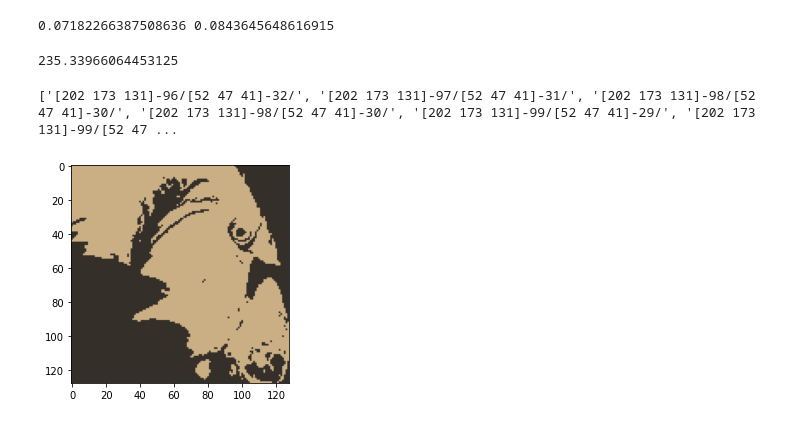
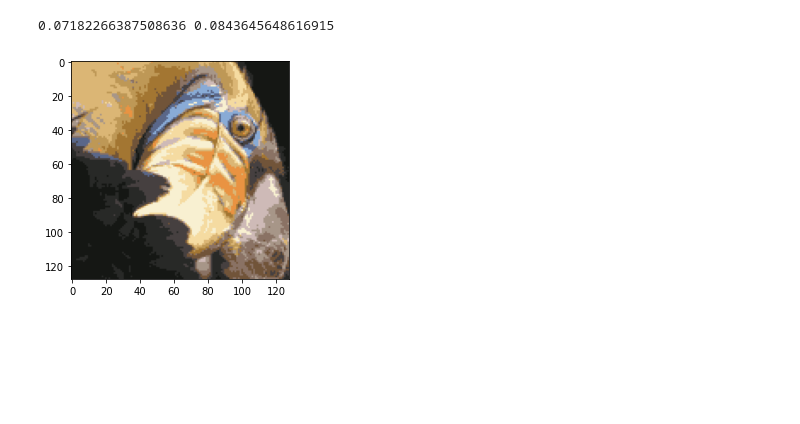
Before and after one commit to ValentinSre/TP, a Jupyter notebook: TCI/[TCI] TP.ipynb, the cells around one changed output. Saved outputs shown, nothing was run; the diff lists cells and outputs as text; code cells hidden in the pictures; blank space fills up the shorter version.

```diff
--- a/TCI/[TCI] TP.ipynb
+++ b/TCI/[TCI] TP.ipynb
@@ -168,31 +170,25 @@ def matriceTransition2(picture):
 # %%
 import numpy as np
 import matplotlib.pyplot as plt
 import cv2
 
+#Question 2 et 3
 def kMeansAlgo(k):
     image = cv2.imread('ex9Data/bird_small.tiff')
     image = cv2.cvtColor(image, cv2.COLOR_BGR2RGB)
     criteria = (cv2.TERM_CRITERIA_EPS + cv2.TERM_CRITERIA_MAX_ITER, 100, 0.85)
     pixel_vals = image.reshape((-1,3))
     pixel_vals = np.float32(pixel_vals)
     retval, labels, centers = cv2.kmeans(pixel_vals, k, None, criteria, 10, cv2.KMEANS_RANDOM_CENTERS)
     centers = np.uint8(centers)
     segmented_data = centers[labels.flatten()]
     segmented_image = segmented_data.reshape((image.shape))
     return (image, segmented_image)
 
 def dessinerImg(img):
     plt.imshow(img)
 
-def D(k):
-    (img, imgseg) = kMeansAlgo(k)
-    squared_diff = (img - imgseg) ** 2
-    summed = np.sum(squared_diff)
-    num_pix = img.shape[0] * img.shape[1] #img1 and 2 should have same shape
-    err = summed / num_pix
-    return err
-
-D(8)
+(img1, img2) = kMeansAlgo(15)
+dessinerImg(img2)
 # %% [output]
-235.33966064453125
+[figure, added]
@@ -205,33 +236,3 @@ def courbeDR():
         Ly.append(D(k))
     plt.plot(Lx, Ly)
     plt.show()
-# %%
-def codingRateRLE(k):
-    (img, imgseg) = kMeansAlgo(k)
-    imgData = imgseg
-    res = []
-    for i in range(len(imgData)):
-        colorActual = imgData[0][0]
-        string_row = ""
-        nombrePixel = 0
-        for j in range(len(imgData[0])):
-            if (imgData[i][j] == colorActual).all() :
-                nombrePixel += 1
-            else :
-                if nombrePixel != 0 :
-                    string = str(colorActual) + "-" + str(nombrePixel) + "/"
-                    string_row += string
-                nombrePixel = 1
-                colorActual = imgData[i][j]
-        string = str(colorActual) + "-" + str(nombrePixel) + "/"
-        string_row += string
-        res.append(string_row)
-        nombrePixel = 0
-    return res
-
-(img, img2)=kMeansAlgo(2)
-print(codingRateRLE(2))
-dessinerImg(img2)
-# %% [output]
-['[202 173 131]-96/[52 47 41]-32/', '[202 173 131]-97/[52 47 41]-31/', '[202 173 131]-98/[52 47 41]-30/', '[202 173 131]-98/[52 47 41]-30/', '[202 173 131]-99/[52 47 41]-29/', '[202 173 131]-99/[52 47 ...
-[figure, removed]
```
Also changed, not shown: parts of 6 cells of this notebook.
